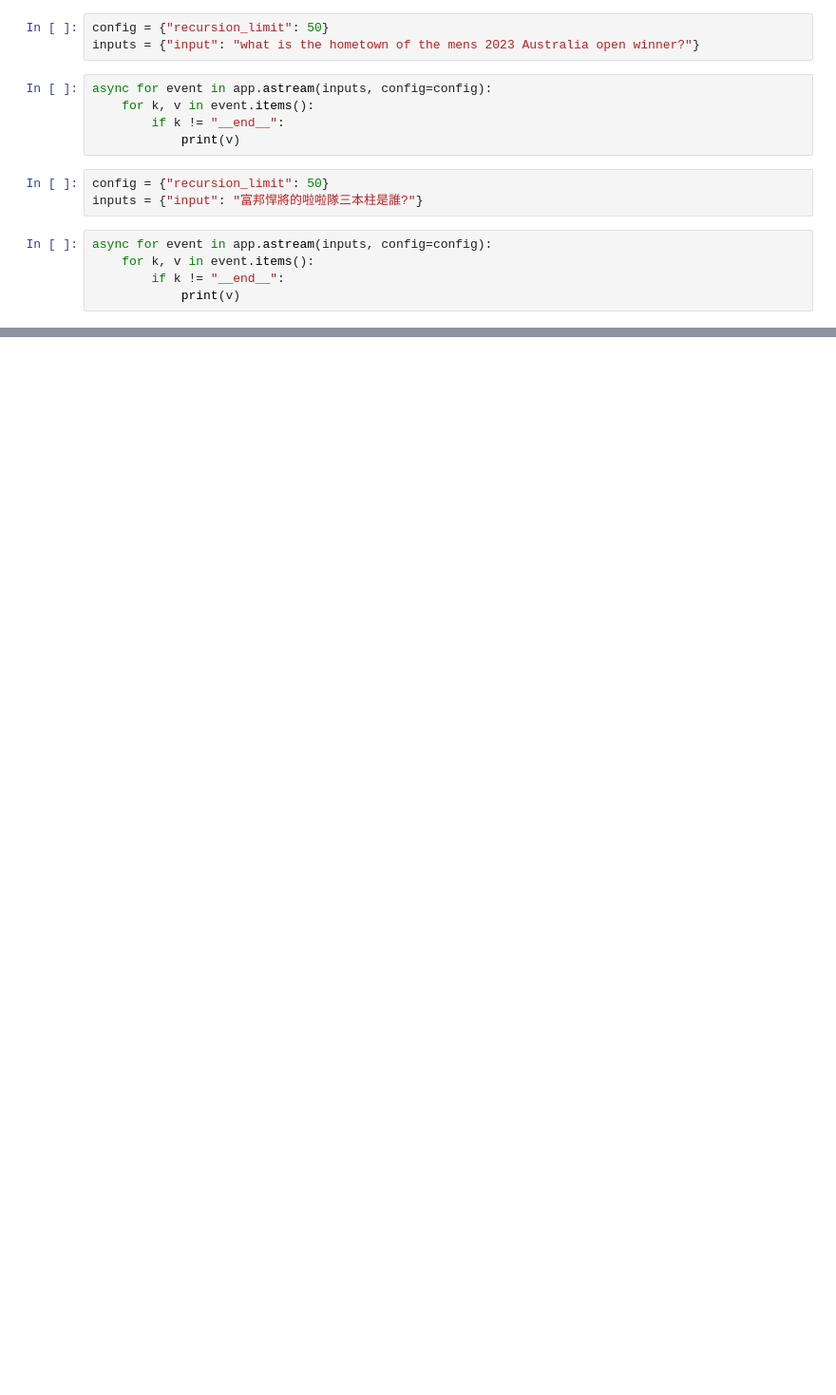
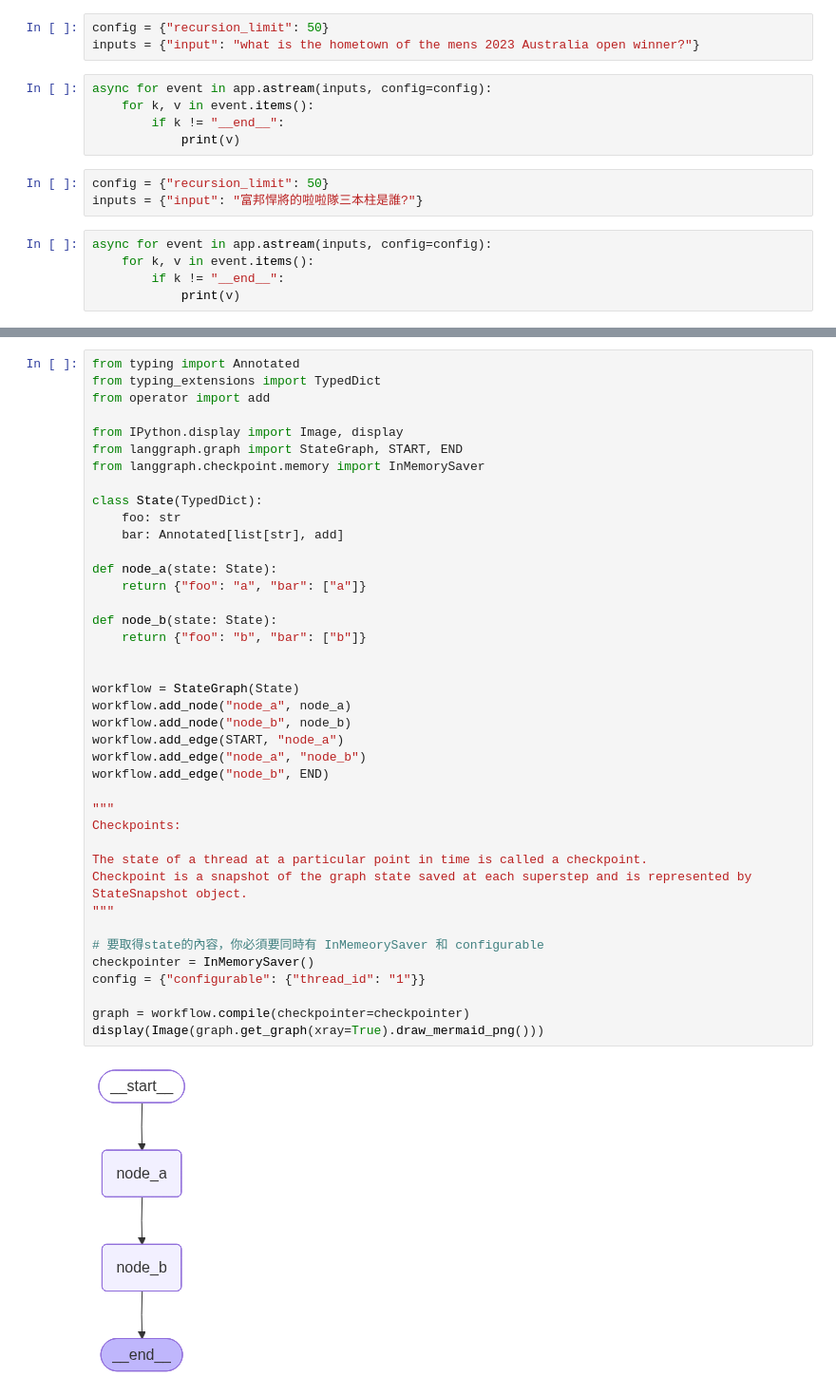
Before and after one commit to omegazerore/AI_Tutorial, a Jupyter notebook: tutorial/LLM+Langchain/Week-8/notebook.ipynb, the cells around one changed output, grey strips where cells are left out. Shown: that part at 95% size. Cells and saved outputs as stored; diff of their text form; blank space fills up the shorter version.

Commit message:
Week-8: Enhance the content of langgraph

```diff
--- a/tutorial/LLM+Langchain/Week-8/notebook.ipynb
+++ b/tutorial/LLM+Langchain/Week-8/notebook.ipynb
@@ -1138,0 +1151,42 @@ async for event in app.astream(inputs, config=config):
+# %%
+from typing import Annotated
+from typing_extensions import TypedDict
+from operator import add
+
+from IPython.display import Image, display
+from langgraph.graph import StateGraph, START, END
+from langgraph.checkpoint.memory import InMemorySaver
+
+class State(TypedDict):
+    foo: str
+    bar: Annotated[list[str], add]
+
+def node_a(state: State):
+    return {"foo": "a", "bar": ["a"]}
+
+def node_b(state: State):
+    return {"foo": "b", "bar": ["b"]}
+
+
+workflow = StateGraph(State)
+workflow.add_node("node_a", node_a)
+workflow.add_node("node_b", node_b)
+workflow.add_edge(START, "node_a")
+workflow.add_edge("node_a", "node_b")
+workflow.add_edge("node_b", END)
+
+"""
+Checkpoints:
+
+The state of a thread at a particular point in time is called a checkpoint.
+Checkpoint is a snapshot of the graph state saved at each superstep and is represented by StateSnapshot object.
+"""
+
+# 要取得state的內容，你必須要同時有 InMemeorySaver 和 configurable
+checkpointer = InMemorySaver()
+config = {"configurable": {"thread_id": "1"}}
+
+graph = workflow.compile(checkpointer=checkpointer)
+display(Image(graph.get_graph(xray=True).draw_mermaid_png()))
+# %% [output]
+[figure, added]
```
Also changed, not shown: parts of 42 cells of this notebook.
